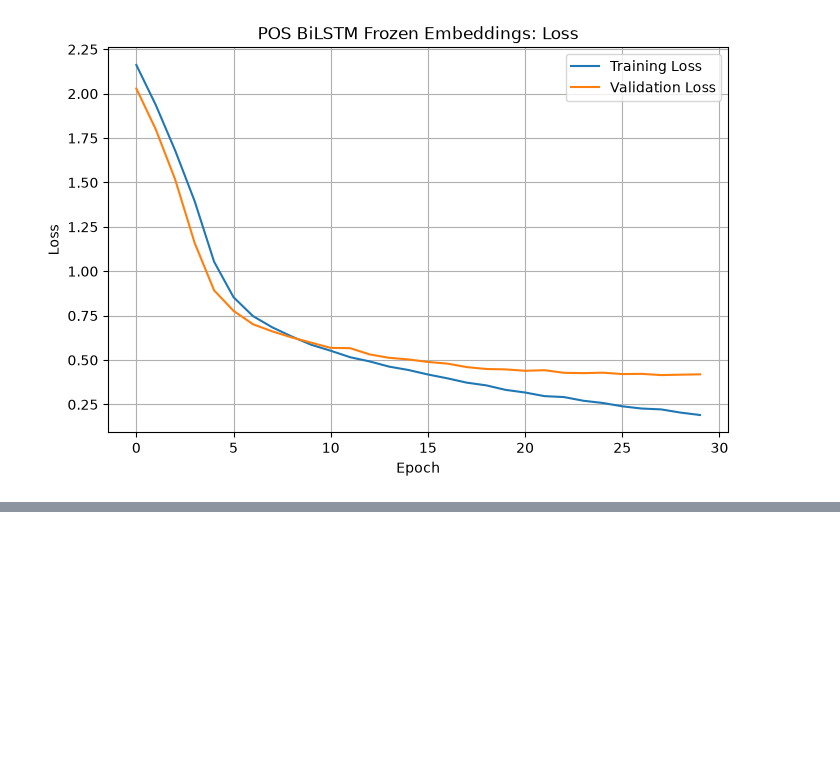
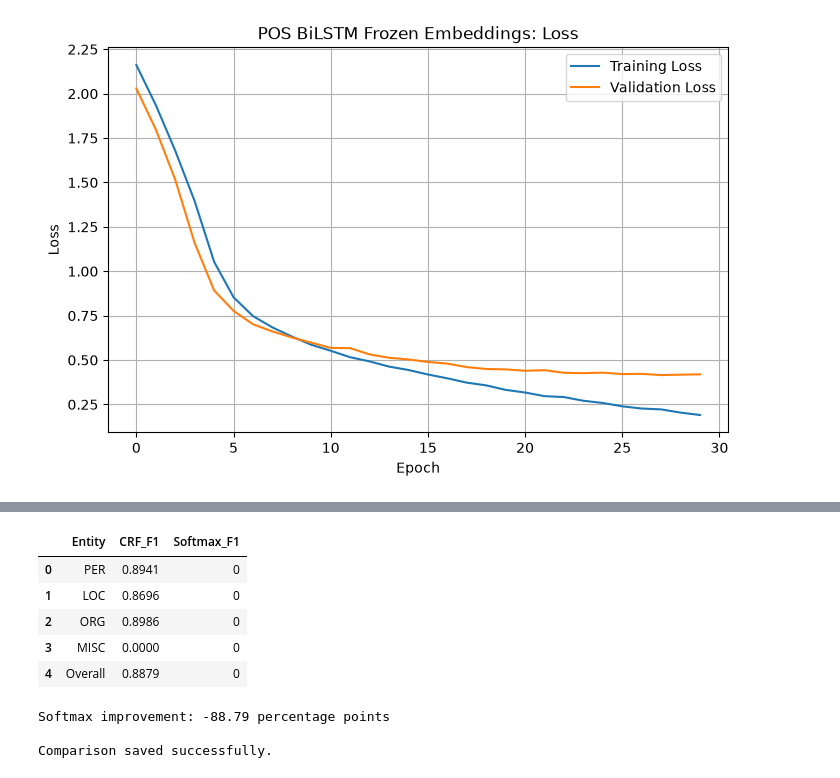
Before and after one commit to hajiqasim358/i24-8011-NLP-Assignment2, a Jupyter notebook: Assignment_2.ipynb, the cells around one changed output, grey strips where cells are left out. Drawn from its saved outputs; the diff is of its cells as text; code cells hidden in the pictures; blank space fills up the shorter version.

```diff
--- a/Assignment_2.ipynb
+++ b/Assignment_2.ipynb
@@ -8991,0 +10636,49 @@ Model saved: models/pos_bilstm_frozen.pt
+# %%
+# Step 53: Compare and save CRF vs Softmax results
+
+comparison_data = []
+
+for entity in ["PER", "LOC", "ORG", "MISC"]:
+
+    comparison_data.append({
+        "Entity": entity,
+        "CRF_F1": ner_type_metrics[entity]["f1"],
+        "Softmax_F1": softmax_type_metrics[entity]["f1"]
+    })
+
+comparison_data.append({
+    "Entity": "Overall",
+    "CRF_F1": ner_overall_metrics["f1"],
+    "Softmax_F1": softmax_overall_metrics["f1"]
+})
+
+ner_comparison_df = pd.DataFrame(comparison_data)
+
+ner_comparison_df.to_csv(
+    "results/ner_crf_vs_softmax.csv",
+    index=False
+)
+
+display(ner_comparison_df.round(4))
+
+print(
+    "\nSoftmax improvement:",
+    round(
+        (softmax_overall_metrics["f1"] -
+         ner_overall_metrics["f1"]) * 100,
+        2
+    ),
+    "percentage points"
+)
+
+print("\nComparison saved successfully.")
+# %% [output]
+|  | Entity | CRF_F1 | Softmax_F1 |
+| 0 | PER | 0.8941 | 0 |
+| 1 | LOC | 0.8696 | 0 |
+| 2 | ORG | 0.8986 | 0 |
+| 3 | MISC | 0.0000 | 0 |
+| 4 | Overall | 0.8879 | 0 |
+Softmax improvement: -88.79 percentage points
+
+Comparison saved successfully.
```
Also changed, not shown: parts of 33 cells of this notebook, 20 other files.
